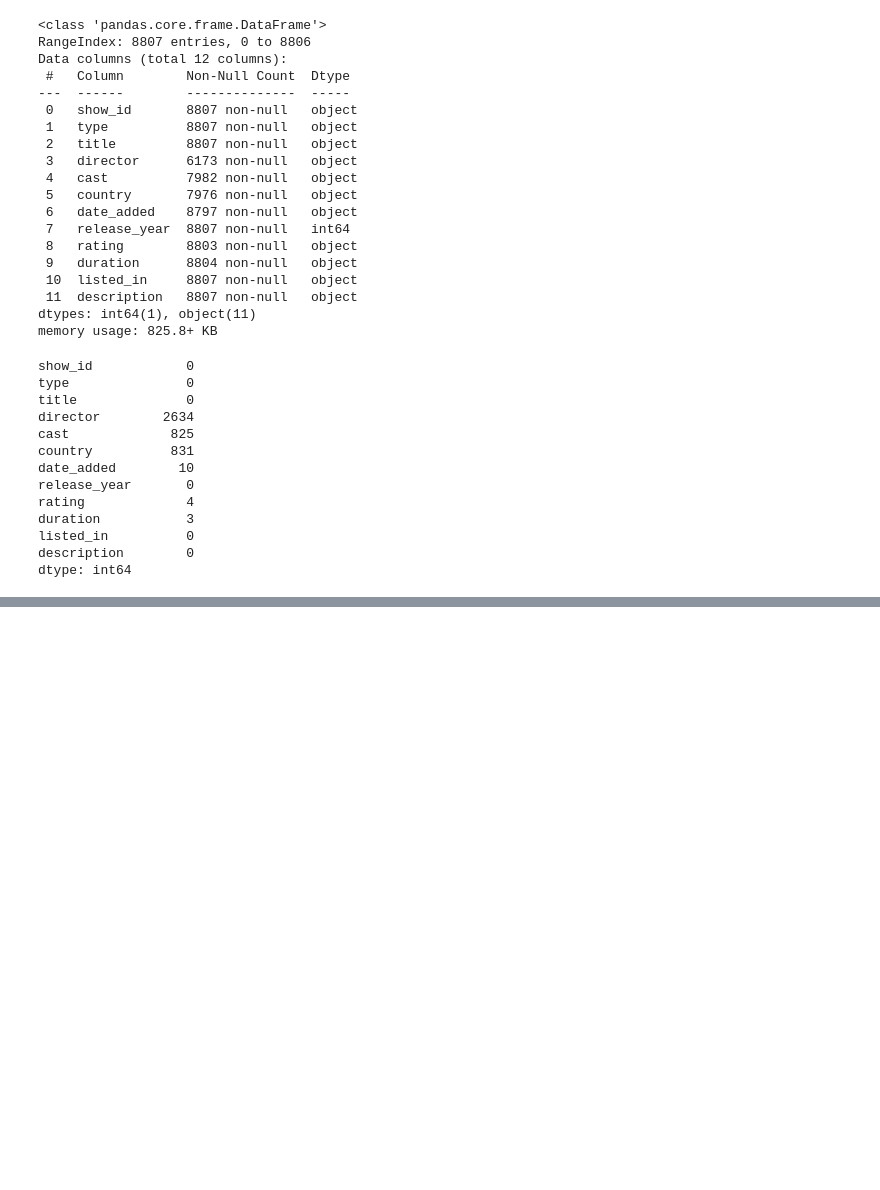
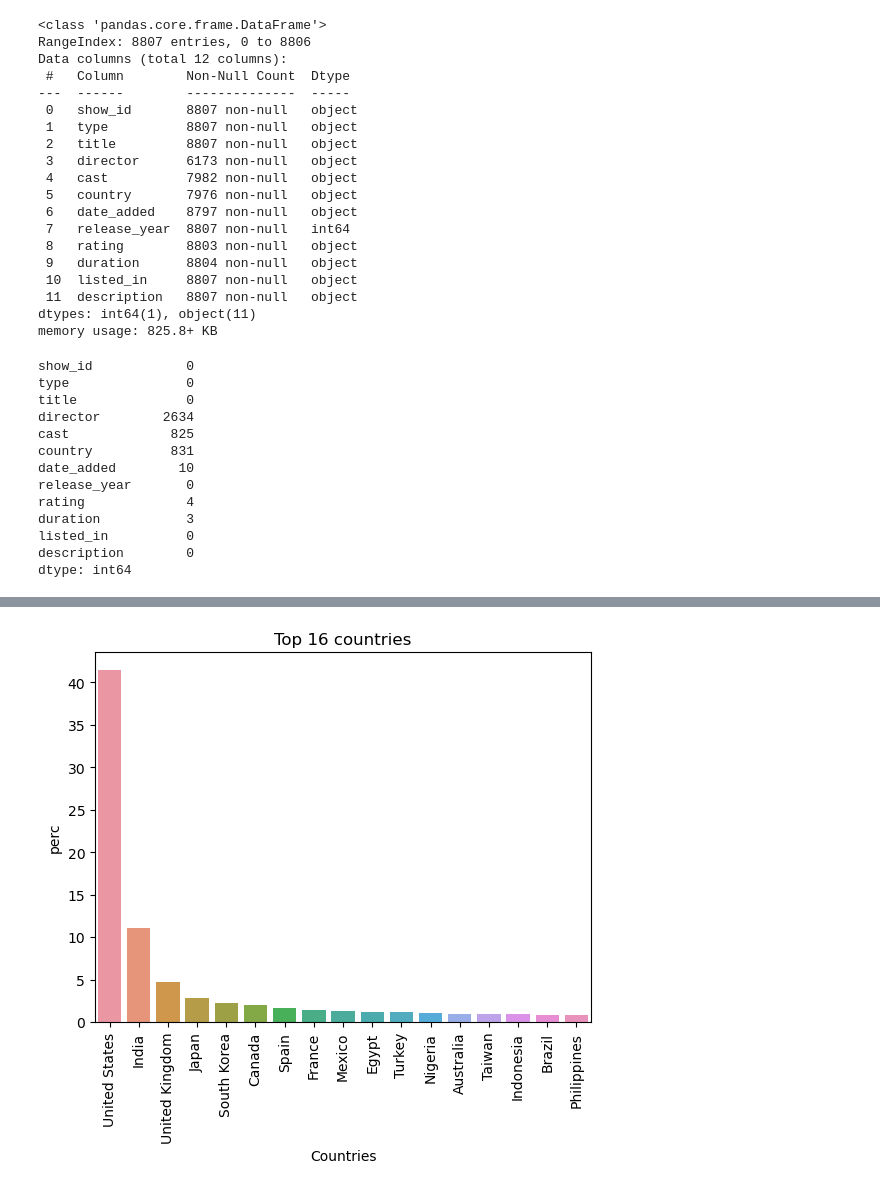
Before and after one commit to ahmed0naser/Netflix, a Jupyter notebook: NetflixVisualization.ipynb, the cells around one changed output, grey strips where cells are left out. Cells and saved outputs as stored; diff of their text form; code cells hidden in the pictures; blank space fills up the shorter version.

```diff
--- a/NetflixVisualization.ipynb
+++ b/NetflixVisualization.ipynb
@@ -61,0 +153,11 @@ dtype: int64
+# %%
+country = df.country.value_counts()[:17]
+country
+sns.barplot(x=country.index,y=country/len(df)*100)
+plt.title('Top 16 countries')
+plt.xticks(rotation=90)
+plt.xlabel('Countries')
+plt.ylabel('perc')
+plt.show()
+# %% [output]
+[figure, added]
```
Also changed, not shown: parts of 25 cells of this notebook.
